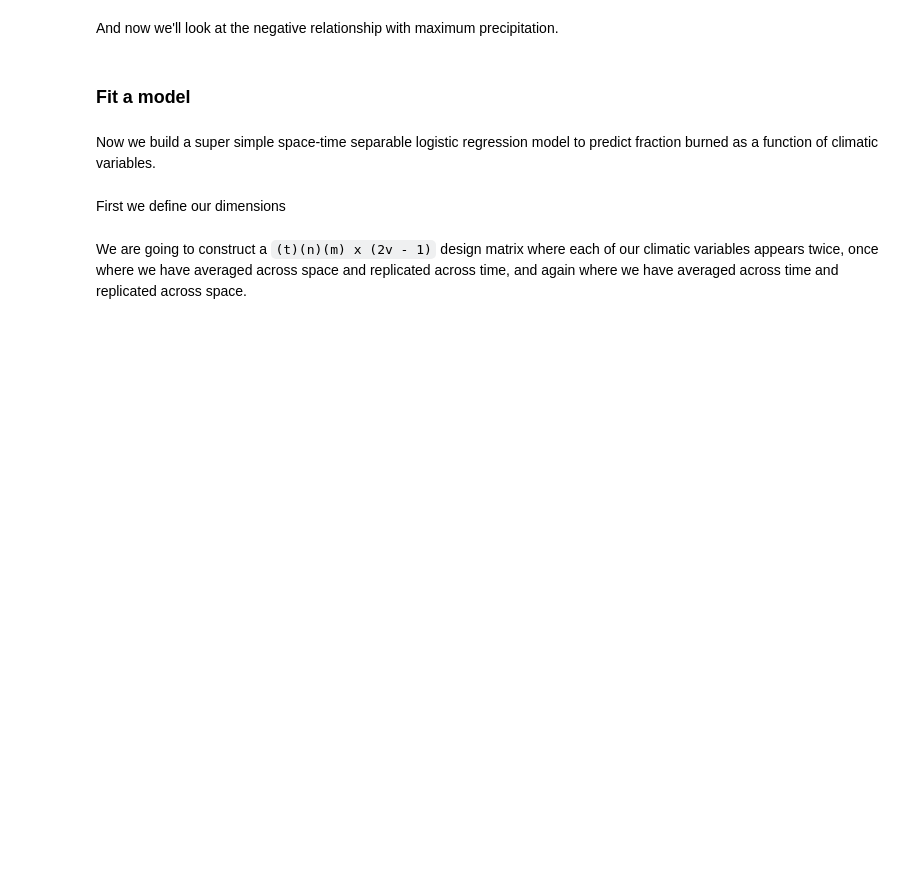
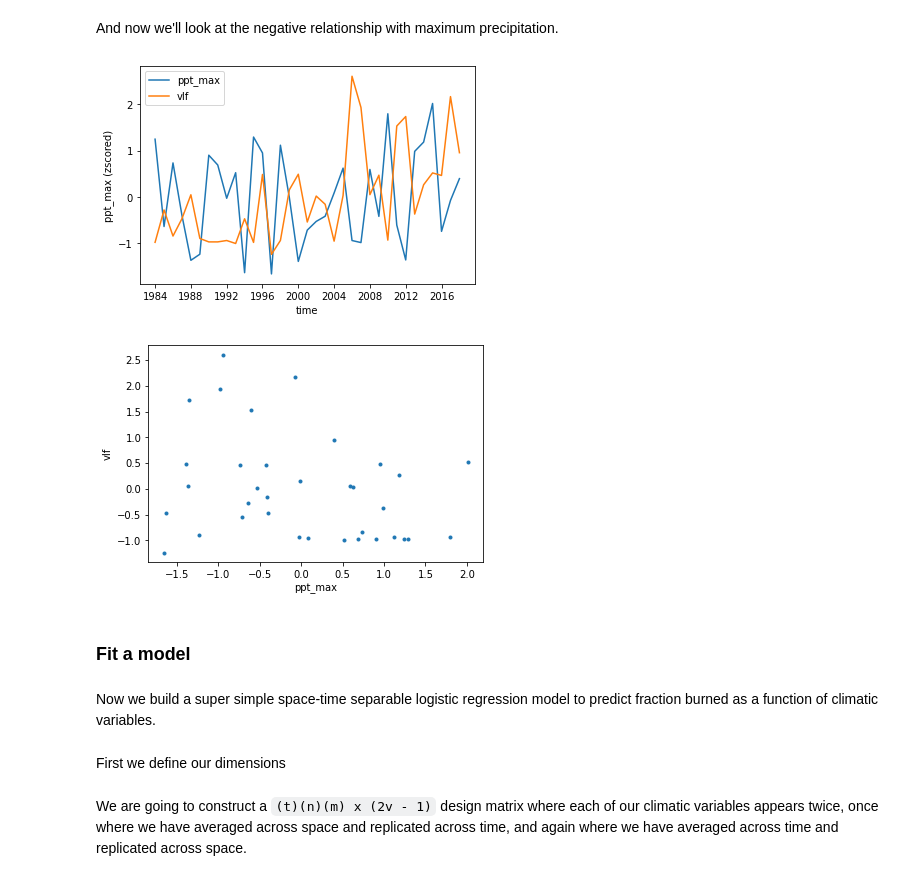
Before and after one commit to carbonplan/forest-risks, a Jupyter notebook: notebooks/fire/fire_model.ipynb, the cells around one changed output. Cells and saved outputs as stored; diff of their text form; code cells hidden in the pictures; blank space fills up the shorter version.

```diff
--- a/notebooks/fire/fire_model.ipynb
+++ b/notebooks/fire/fire_model.ipynb
@@ -149,3 +115,8 @@ plot_time_vars("ppt_sum", "burned_area")
+# %%
+plot_time_vars("ppt_max", "vlf")
+# %% [output]
+[figure, added]
+[figure, added]
 # %% [markdown]
 ### Fit a model
 # %% [markdown]
```
Also changed, not shown: parts of 18 cells of this notebook, 4 other files.
